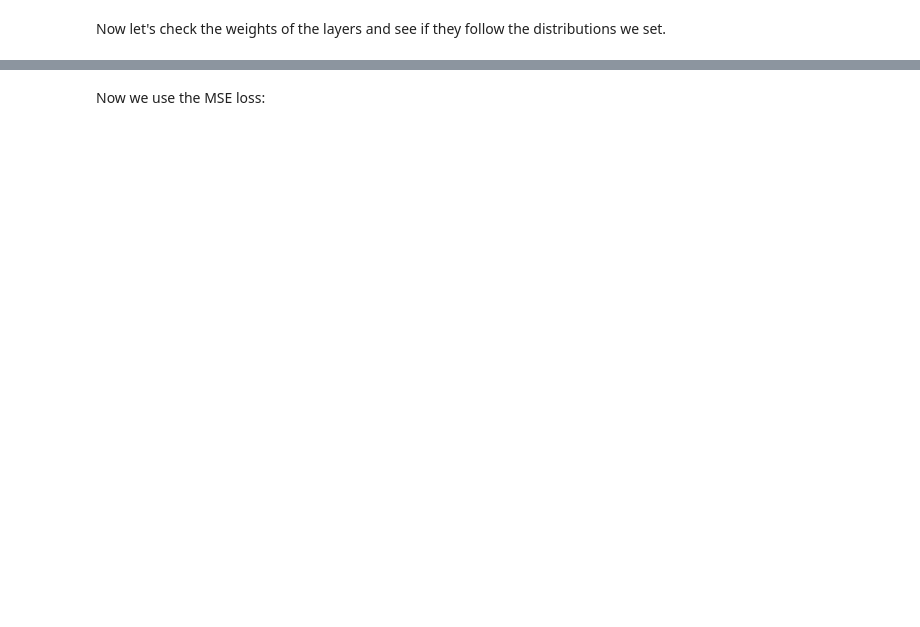
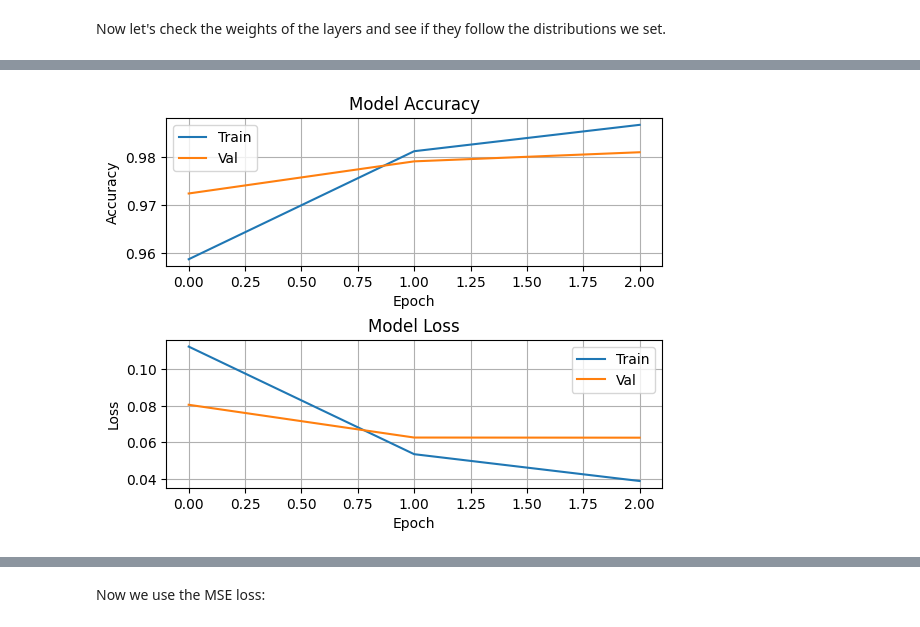
Before and after one commit to MatchLab-Imperial/deep-learning-course, a Jupyter notebook: 03_Network_Training.ipynb, the cells around one changed output, grey strips where cells are left out. Cells and saved outputs as stored; diff of their text form; code cells hidden in the pictures; blank space fills up the shorter version.

```diff
--- a/03_Network_Training.ipynb
+++ b/03_Network_Training.ipynb
@@ -144,15 +258,0 @@ Typically a [Sigmoid activation](https://en.wikipedia.org/wiki/Sigmoid_function)
-# %%
-model, x_train, y_train, x_test, y_test = get_data_model()
-model.pop()
-model.add(keras.layers.Dense(1, activation='sigmoid'))
-
-# This three lines transform the problem in a binary one
-# We want to know if the number is bigger than 5 (label 1) or smaller (label 0)
-y_train = np.argmax(y_train, axis = 1)
-y_train[y_train < 5] = 0
-y_train[y_train >= 5] = 1
-
-
-model.compile(optimizer='adam',loss='binary_crossentropy', metrics=['binary_accuracy'])
-history = model.fit(x_train, y_train, epochs=3, batch_size=32,  validation_split=0.2, verbose = 0)
-plot_history(history, 'binary_accuracy')
@@ -171,14 +258,0 @@ The input for the cross-entropy needs to be a probability distribution, meaning
-# %%
-# We use the function get_data_model, which already applies to_categorical
-_, x_train, y_train, x_test, y_test = get_data_model()
-
-### Model defined with softmax
-model = keras.models.Sequential()
-model.add(keras.layers.Input(shape=(784,)))
-model.add(keras.layers.Dense(512, activation='relu'))
-model.add(keras.layers.Dense(512, activation='relu'))
-model.add(keras.layers.Dense(10, activation='softmax'))
-
-model.compile(optimizer='adam',loss='categorical_crossentropy', metrics=['categorical_accuracy'])
-history = model.fit(x_train, y_train, epochs=3, batch_size=32,  validation_split=0.2, verbose = 0)
-plot_history(history, 'categorical_accuracy')
@@ -195,7 +258,0 @@ We see that the labels are float numbers (the price of the house), and our goal
-# %%
-model_mae = keras.models.Sequential()
-model_mae.add(keras.layers.Input(shape=(13,)))
-model_mae.add(keras.layers.Dense(100, activation='relu'))
-model_mae.add(keras.layers.Dense(1))
-model_mae.compile(optimizer='adam',loss='mean_absolute_error', metrics=['mean_absolute_error', 'mean_squared_error'])
-history = model_mae.fit(x_train, y_train, epochs=100, batch_size=32,  validation_split=0.2, verbose = 0)
@@ -203,0 +321,5 @@ plot_history(history, 'mean_absolute_error')
+# %%
+# Change to single output neuron
+model, train_loader, test_loader = get_data_model()
+model.net[-1] = nn.Linear(512, 1)
+print(model)
@@ -203,0 +414,5 @@ plot_history(history, 'mean_absolute_error')
+# %%
+history = train_binary(model, train_loader, criterion, optimizer, num_epochs=3,
+                       val_loader=test_loader)
+plot_history(history, 'accuracy')
+# %% [output]
@@ -203,0 +422 @@ plot_history(history, 'mean_absolute_error')
+[figure, added]
```
Also changed, not shown: parts of 164 cells of this notebook.
